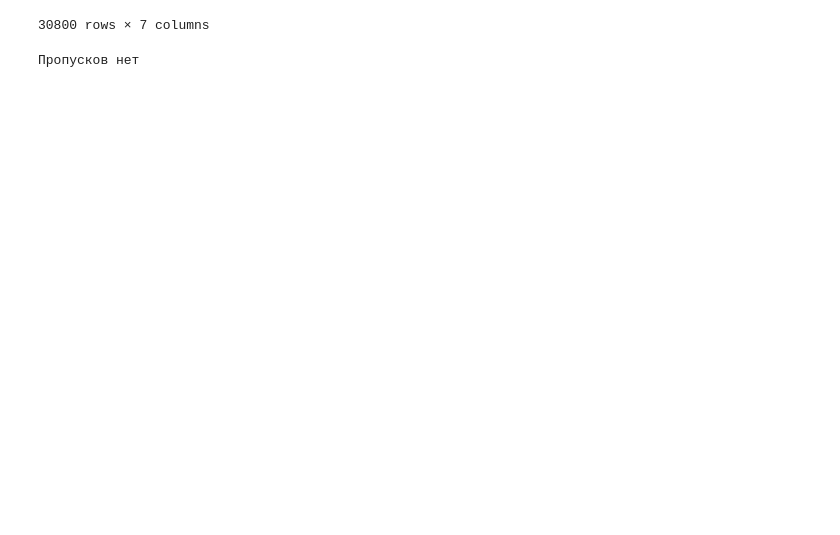
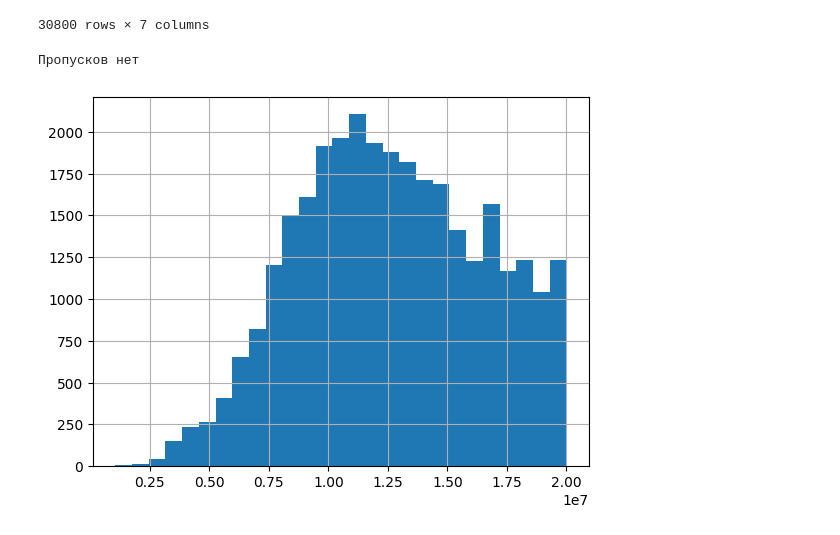
Before and after one commit to Daniil57Ibragimov/Project_Ibragimov-Lebedev, a Jupyter notebook: EDA/Project_EDA-3.ipynb, the cells around one changed output. Saved outputs shown, nothing was run; the diff lists cells and outputs as text; code cells hidden in the pictures; blank space fills up the shorter version.

```diff
--- a/EDA/Project_EDA-3.ipynb
+++ b/EDA/Project_EDA-3.ipynb
@@ -125,0 +130,5 @@ else:
+# %%
+df['Стоимость, ₽'].hist(bins=27)
+plt.show()
+# %% [output]
+[figure, added]
```
Also changed, not shown: parts of 7 cells of this notebook.
